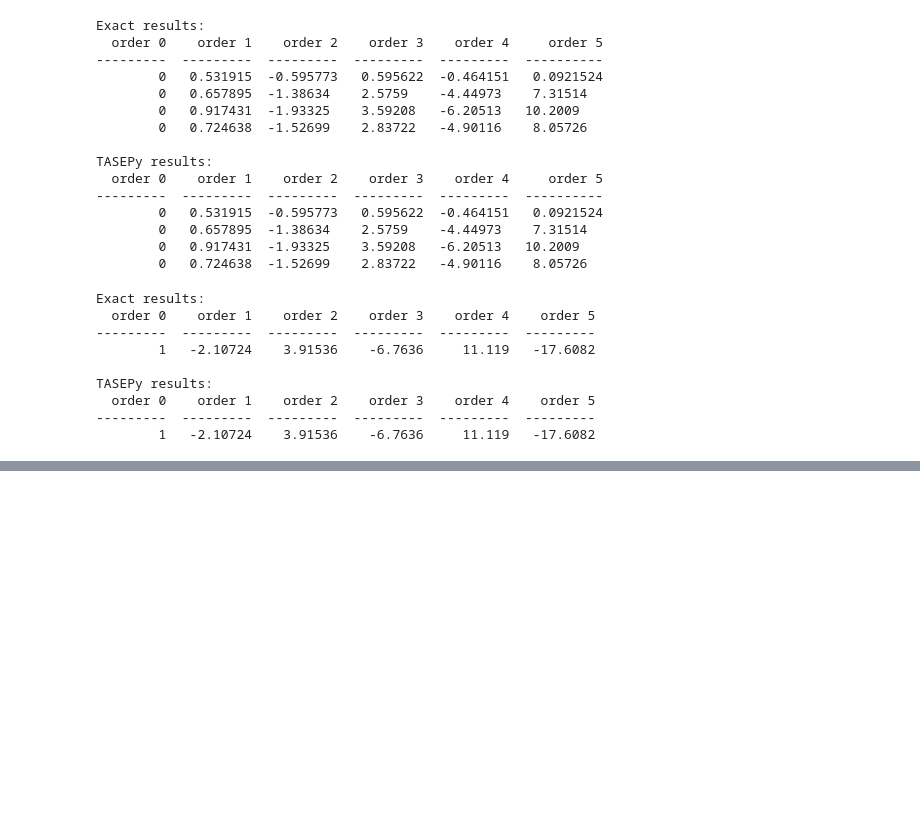
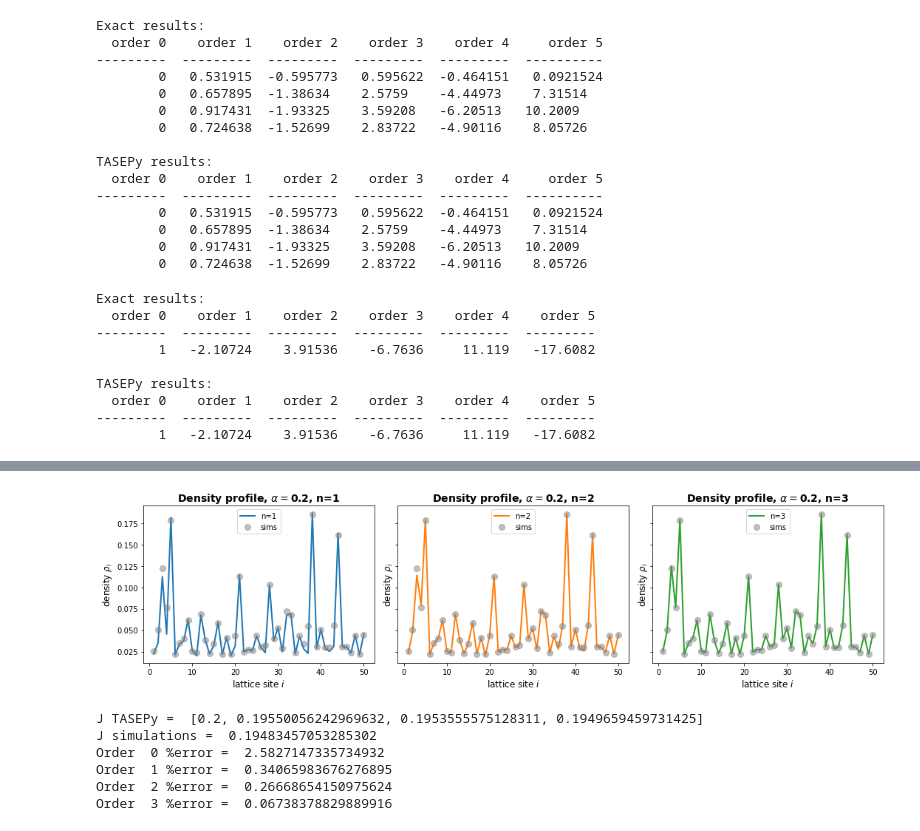
Before and after one commit to ExclusionProcess-tools/TASEPy, a Jupyter notebook: TASEPy_benchmarks.ipynb, the cells around one changed output, grey strips where cells are left out. Drawn from its saved outputs; the diff is of its cells as text; code cells hidden in the pictures; blank space fills up the shorter version.

```diff
--- a/TASEPy_benchmarks.ipynb
+++ b/TASEPy_benchmarks.ipynb
@@ -285,0 +353,42 @@ TASEPy results:
+# %%
+n_values = [1, 2, 3]
+
+# Create a figure with three subplots, arranged in 1 row and 3 columns
+fig, axs = plt.subplots(1, 3, figsize=(15, 4), sharex=True, sharey=True)
+
+sites = [x + 1 for x in range(len(profile_TASEPy[0]))]
+
+for i, n in enumerate(n_values):
+    ax = axs[i]  # Select the current subplot
+
+    ax.plot(sites, profile_TASEPy[n], linewidth=2, label=f'n={n}', color='C{}'.format(i), linestyle='-')
+
+    ax.plot(sites, profile_simulations, 'o', label='sims' , color='gray', ms = 8, alpha=0.5)
+
+    ax.set_xlabel(r'lattice site $i$', fontsize=12)
+    ax.set_ylabel(r'density $\rho_i$', fontsize=12)
+    ax.set_title(r'Density profile, $\alpha = $' + str(alpha) + f', n={n}', fontsize=14, fontweight='bold')
+
+    ax.legend(loc='upper center')
+
+# Adjust the space between subplots to prevent labels from overlapping
+plt.tight_layout()
+
+plt.show()
+# %% [output]
+[figure, added]
+# %%
+J_TASEPy = current(Jcoeff, alpha)
+
+print('J TASEPy = ', J_TASEPy)
+print('J simulations = ', J_simulations)
+
+for n,j in enumerate(J_TASEPy):
+    print('Order ',n, '%error = ', 100*(j-J_simulations)/j)
+# %% [output]
+J TASEPy =  [0.2, 0.19550056242969632, 0.1953555575128311, 0.1949659459731425]
+J simulations =  0.19483457053285302
+Order  0 %error =  2.5827147335734932
+Order  1 %error =  0.34065983676276895
+Order  2 %error =  0.26668654150975624
+Order  3 %error =  0.06738378829889916
```
Also changed, not shown: parts of 7 cells of this notebook, 2 other files.
